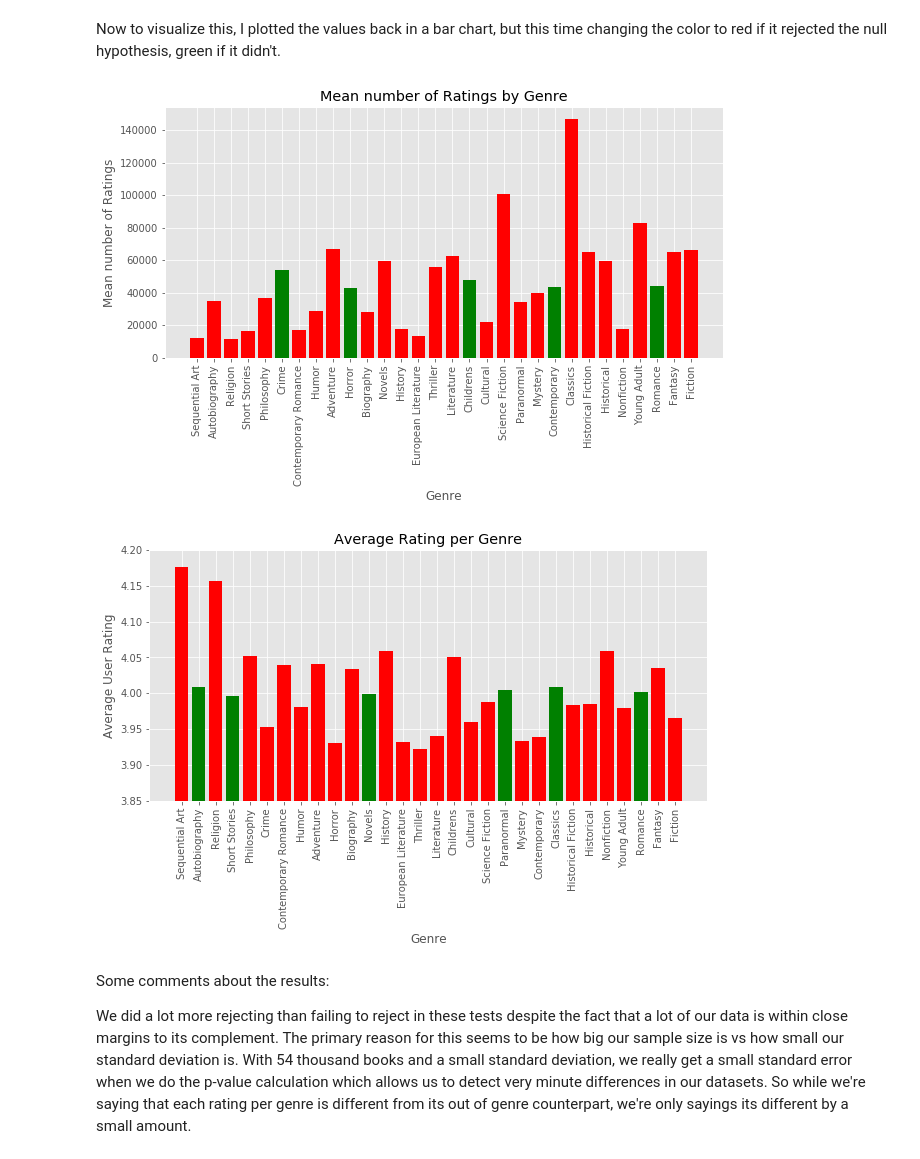
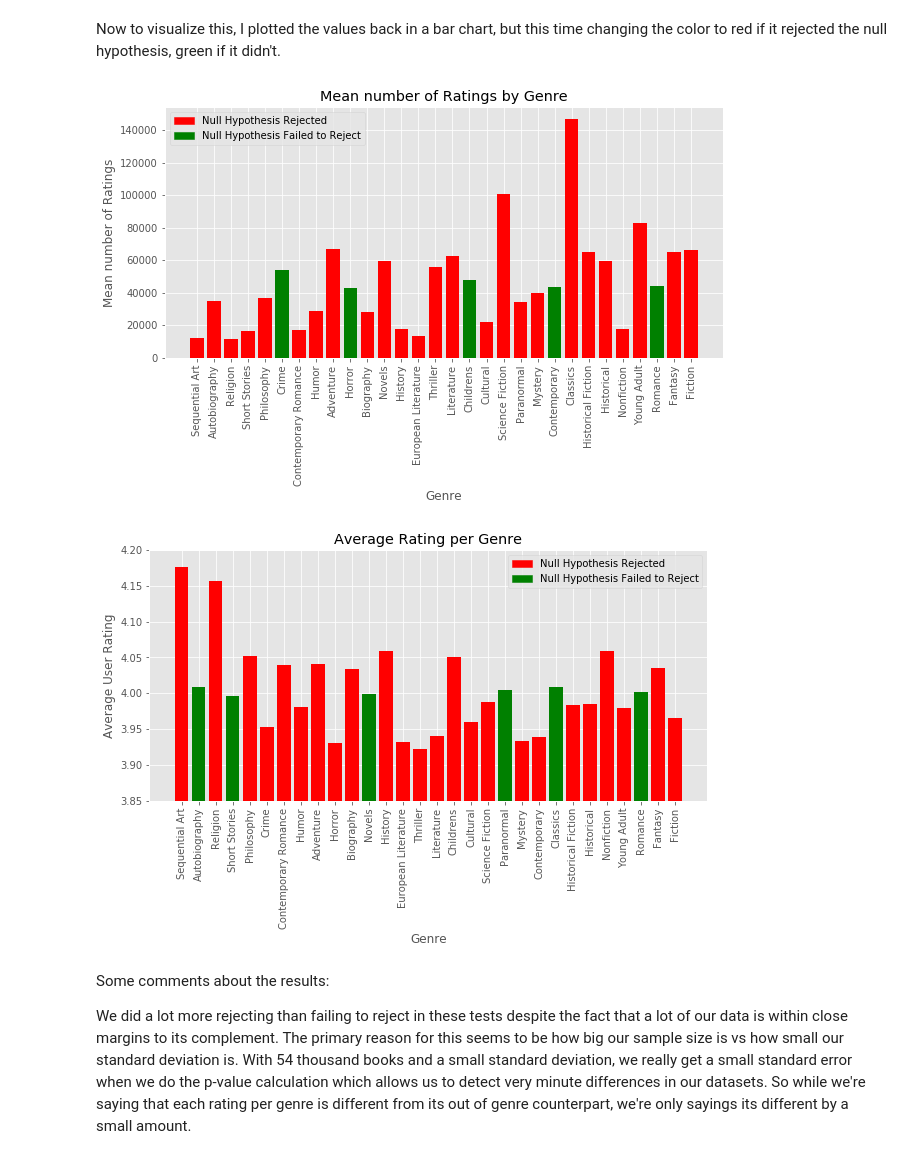
Before and after one commit to SerhanK989/GoodReadsGenreComparison, a Jupyter notebook: Analysis.ipynb, the cells around one changed output. Drawn from its saved outputs; the diff is of its cells as text; code cells hidden in the pictures.

```diff
--- a/Analysis.ipynb
+++ b/Analysis.ipynb
@@ -212,12 +215,14 @@ From these graphs, the values between the ratings don't seem terrible varied, th
 From our graphs, we ran two batches of hypothesis tests, each one consisting of 30 tests, one for each genres. We use a two-sided Welch T-Test because our data follows approximately a normal distribution (note: this is something I investigated in the messy analysis notebook, but have decided not to include here for brevitys sake).
 # %%
 rating_colors = []
+rating_results = []
 for genre in topGenres:
     inGenre = books[books[genre] == 1]
     outGenre = books[books[genre] == 0]
     test_result = stats.ttest_ind(inGenre['book_rating'], outGenre['book_rating'], equal_var=False)
+    rating_results.append(test_result[1])
     print(genre, test_result[1])
-    if test_result[1] < .05:
+    if test_result[1] < .025:
         rating_colors.append('r')
     else:
         rating_colors.append('g')
@@ -241,12 +246,14 @@ Fantasy 2.4709966723357575e-44
 Fiction 0.0
 # %%
 num_rating_colors = []
+num_rating_results = []
 for genre in topGenres:
     inGenre = books[books[genre] == 1]
     outGenre = books[books[genre] == 0]
     test_result = stats.ttest_ind(inGenre['book_rating_count'], outGenre['book_rating_count'], equal_var=False)
+    num_rating_results = test_result[1]
     print(genre, test_result[1])
-    if test_result[1] < .05:
+    if test_result[1] < .025:
         num_rating_colors.append('r')
     else:
         num_rating_colors.append('g')
@@ -273,16 +280,18 @@ Now to visualize this, I plotted the values back in a bar chart, but this time c
 # %%
 plt.figure(figsize=(10,6))
 plt.bar(x = topGenres, height= genreReviewCounts, color = num_rating_colors)
 plt.xticks(rotation = 90)
 plt.gcf().subplots_adjust(bottom=0.3)
 plt.ylabel('Mean number of Ratings')
 plt.xlabel('Genre')
 plt.title('Mean number of Ratings by Genre')
-plt.savefig('RatingsPerBook.png')
+red_patch = mpatches.Patch(color='red', label='Null Hypothesis Rejected')
+green_patch = mpatches.Patch(color='green', label='Null Hypothesis Failed to Reject')
+plt.legend(handles=[red_patch, green_patch])
 plt.savefig('Images/testedMeanNumberRatings.png')
 pass
 # %% [output]
-[figure, old version]
+[figure, new version]
 # %%
 plt.figure(figsize=(10,6))
 plt.bar(x = topGenres, height= genreAverages, color = rating_colors)
@@ -292,10 +301,13 @@ plt.gcf().subplots_adjust(bottom=0.3)
 plt.ylabel('Average User Rating')
 plt.xlabel('Genre')
 plt.title('Average Rating per Genre')
+red_patch = mpatches.Patch(color='red', label='Null Hypothesis Rejected')
+green_patch = mpatches.Patch(color='green', label='Null Hypothesis Failed to Reject')
+plt.legend(handles=[red_patch, green_patch])
 plt.savefig('Images/TestedRatings.png')
 pass
 # %% [output]
-[figure, old version]
+[figure, new version]
 # %% [markdown]
 Some comments about the results:
 
```
Also changed, not shown: parts of 16 cells of this notebook, 5 other files.
